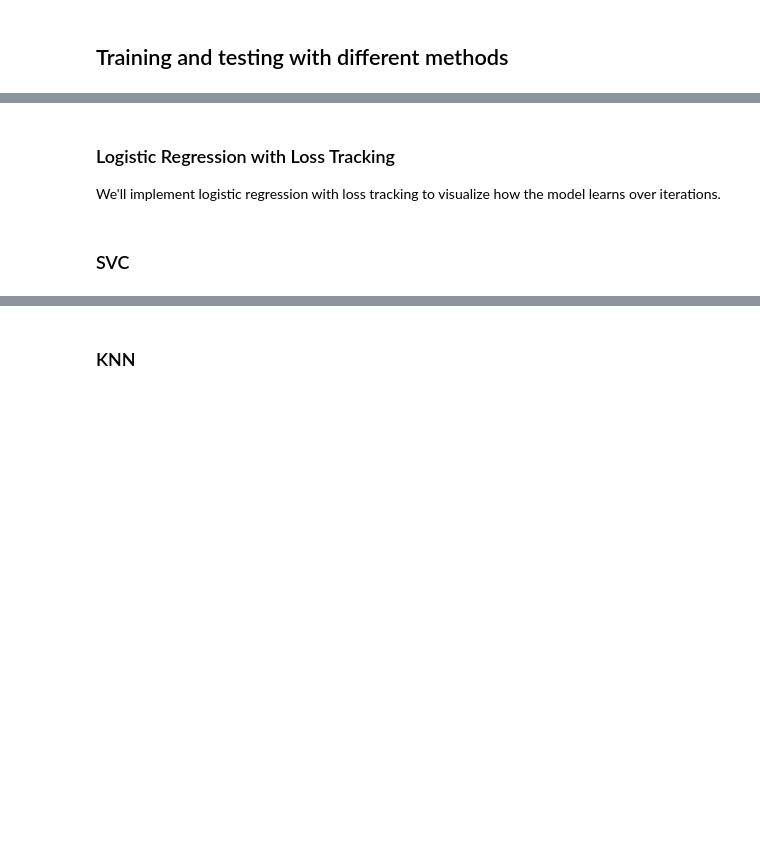
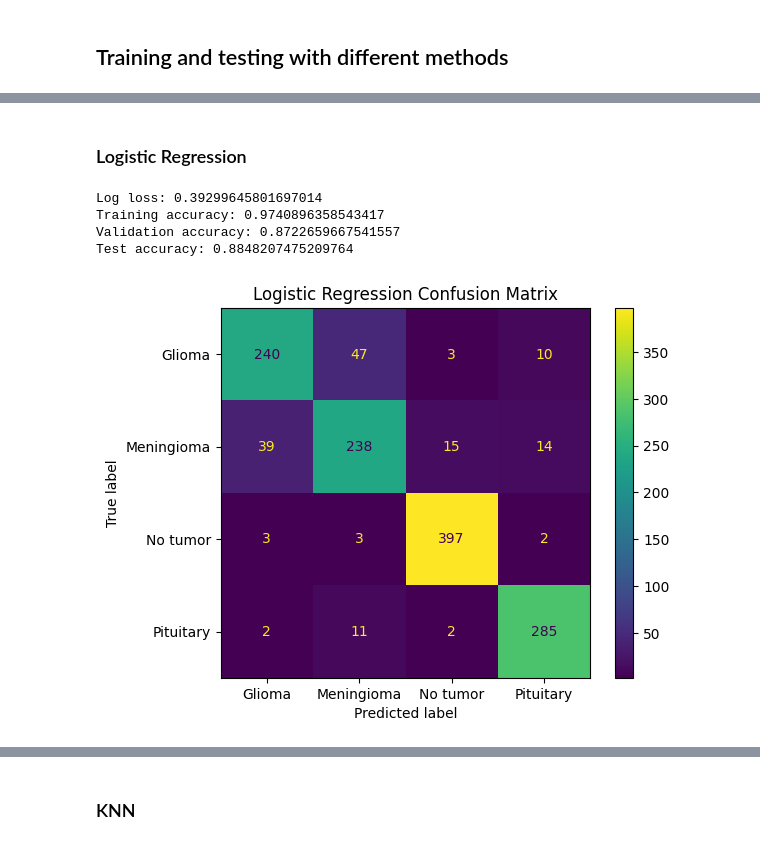
Before and after one commit to daansku/ml-project-25, a Jupyter notebook: main4.ipynb, the cells around one changed output, grey strips where cells are left out. Saved outputs shown, nothing was run; the diff lists cells and outputs as text; code cells hidden in the pictures; blank space fills up the shorter version.

```diff
--- a/main4.ipynb
+++ b/main4.ipynb
@@ -106,17 +139,39 @@ X_test, y_test = super_simple_load("testing/")
 # %% [markdown]
-### Logistic Regression with Loss Tracking
-
-We'll implement logistic regression with loss tracking to visualize how the model learns over iterations.
+### Logistic Regression
 # %%
+from sklearn.metrics import log_loss
+from sklearn.metrics import confusion_matrix, ConfusionMatrixDisplay
 
-model = LogisticRegression(max_iter=1000)
+
+model = LogisticRegression(multi_class='multinomial', max_iter=1000)
 model.fit(X_train, y_train)
+
+# Get probability predictions instead of class predictions for log_loss
+y_pred_proba = model.predict_proba(X_test)
+loss = log_loss(y_test, y_pred_proba)
+
+train_accuracy = model.score(X_train_full, y_train_full)
+val_accuracy = model.score(X_val, y_val)
+test_accuracy = model.score(X_test, y_test)
+
+print(f"Log loss: {loss}")
+print(f"Training accuracy: {train_accuracy}")
+print(f"Validation accuracy: {val_accuracy}")
+print(f"Test accuracy: {test_accuracy}")
+
+# Also create confusion matrix for visualization
 y_pred = model.predict(X_test)
-accuracy = model.score(X_test, y_test)
-
-print(f"Accuracy: {accuracy}")
+conf_mat = confusion_matrix(y_test, y_pred)
+disp = ConfusionMatrixDisplay(confusion_matrix=conf_mat, display_labels=["Glioma", "Meningioma", "No tumor", "Pituitary"])
+disp.plot()
+plt.title('Logistic Regression Confusion Matrix')
+plt.show()
+# %% [output]
+Log loss: 0.39299645801697014
+Training accuracy: 0.9740896358543417
+Validation accuracy: 0.8722659667541557
+Test accuracy: 0.8848207475209764
+[figure, added]
-# %% [markdown]
-### SVC
 # %%
 # train model
 svc_model = SVC(kernel="linear").fit(X_train, y_train)
```
Also changed, not shown: parts of 4 cells of this notebook.
